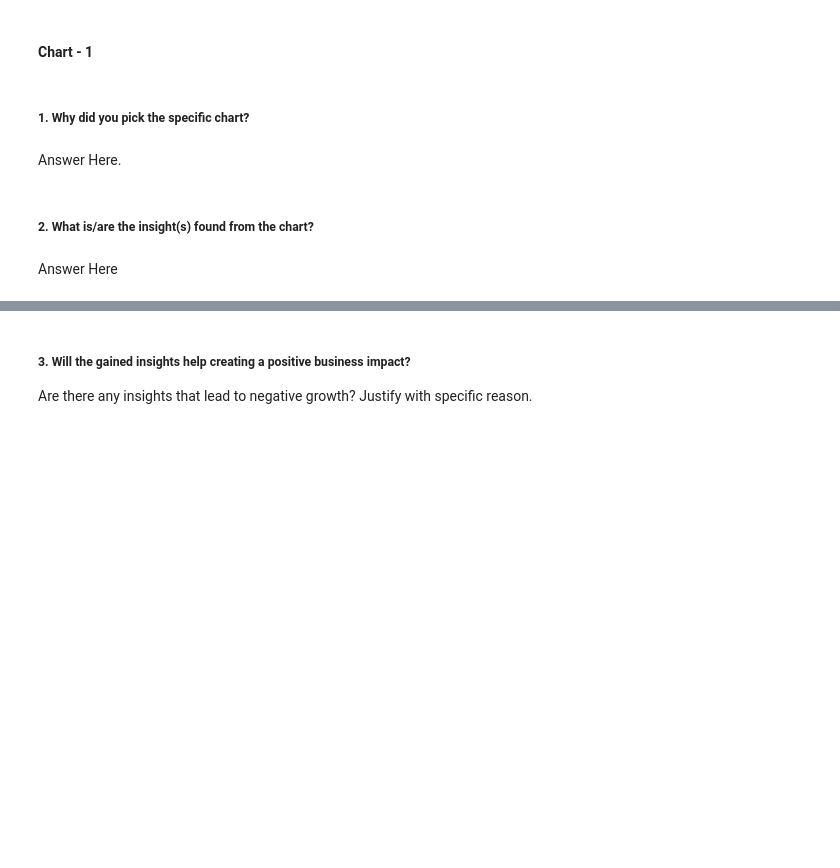
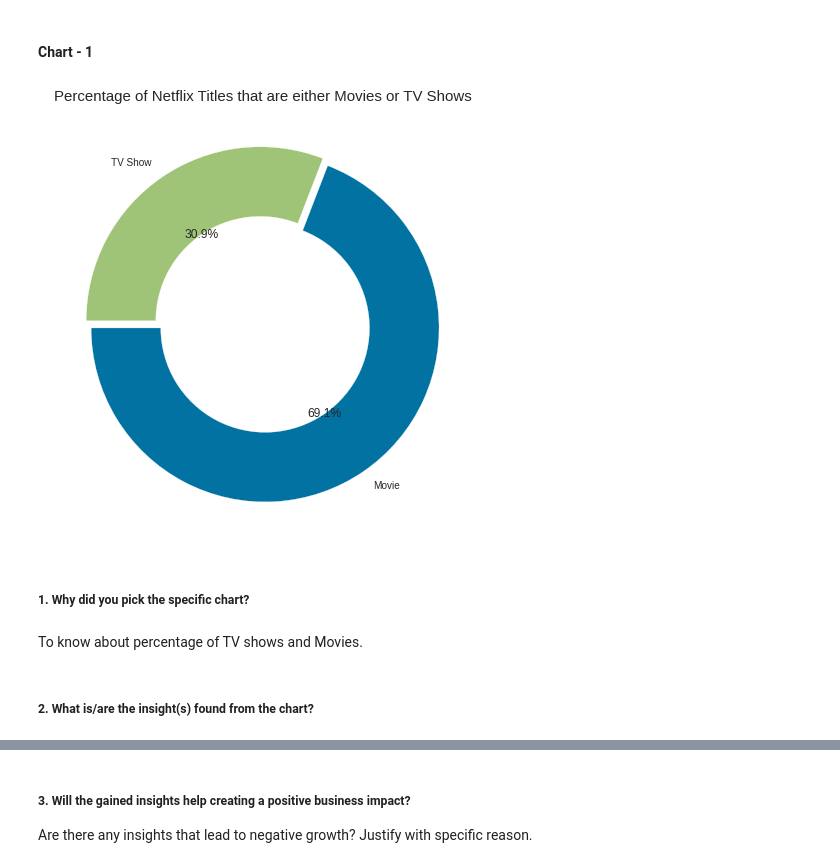
Before and after one commit to HKishanPatel/Netflix-Movies-and-TV-Shows-Clustering, a Jupyter notebook: Netflix_Movies_and_TV_Shows_Clustering.ipynb, the cells around one changed output, grey strips where cells are left out. Cells and saved outputs as stored; diff of their text form; code cells hidden in the pictures; blank space fills up the shorter version.

```diff
--- a/Netflix_Movies_and_TV_Shows_Clustering.ipynb
+++ b/Netflix_Movies_and_TV_Shows_Clustering.ipynb
@@ -125,0 +357,5 @@ Answer Here
+# %%
+# Value Counts of rating
+# Choosing the primary genre to simplify the analysis
+df['listed_in'] = df['listed_in'].apply(lambda x: x.split(',')[0])
+df['listed_in'].value_counts()
@@ -131,0 +403,6 @@ Answer Here
+# %%
+# Write your code to make your dataset analysis ready.
+# Handling the missing values
+df[['director','cast','country']] = df[['director','cast','country']].fillna('Unknown')
+df['rating'] = df['rating'].fillna(df['rating'].mode()[0])
+df.dropna(axis=0, inplace = True)
@@ -131,0 +429,6 @@ Answer Here
+# %%
+# Create a new features
+df["date_added"] = pd.to_datetime(df['date_added'])
+df['day_added'] = df['date_added'].dt.day
+df['year_added'] = df['date_added'].dt.year
+df['month_added'] = df['date_added'].dt.month
@@ -142,8 +453,20 @@ Answer Here.
+# %%
+# Chart - 1 visualization code
+# Create a pie chart
+plt.figure(figsize=(14,8))
+plt.title("Percentage of Netflix Titles that are either Movies or TV Shows", fontsize = 15)
+graph = plt.pie(df.type.value_counts(),
+                explode=(0.025,0.025),
+                labels=df.type.value_counts().index,
+                autopct='%1.1f%%',
+                startangle=180,
+                wedgeprops={'width': 0.4})
+plt.show()
+# %% [output]
+[figure, added]
 # %% [markdown]
 ##### 1. Why did you pick the specific chart?
-# %% [markdown]
-Answer Here.
+# %% [markdown]
+To know about percentage of TV shows and Movies.
 # %% [markdown]
 ##### 2. What is/are the insight(s) found from the chart?
-# %% [markdown]
-Answer Here
```
Also changed, not shown: parts of 36 cells of this notebook.
